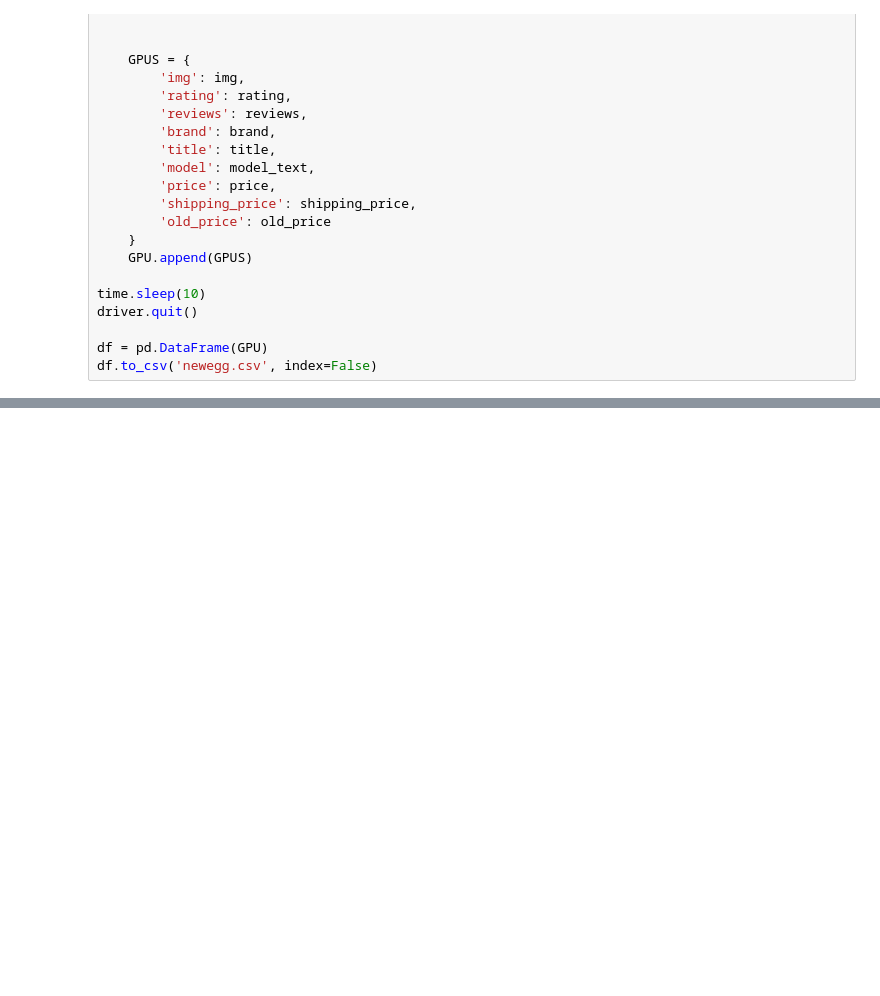
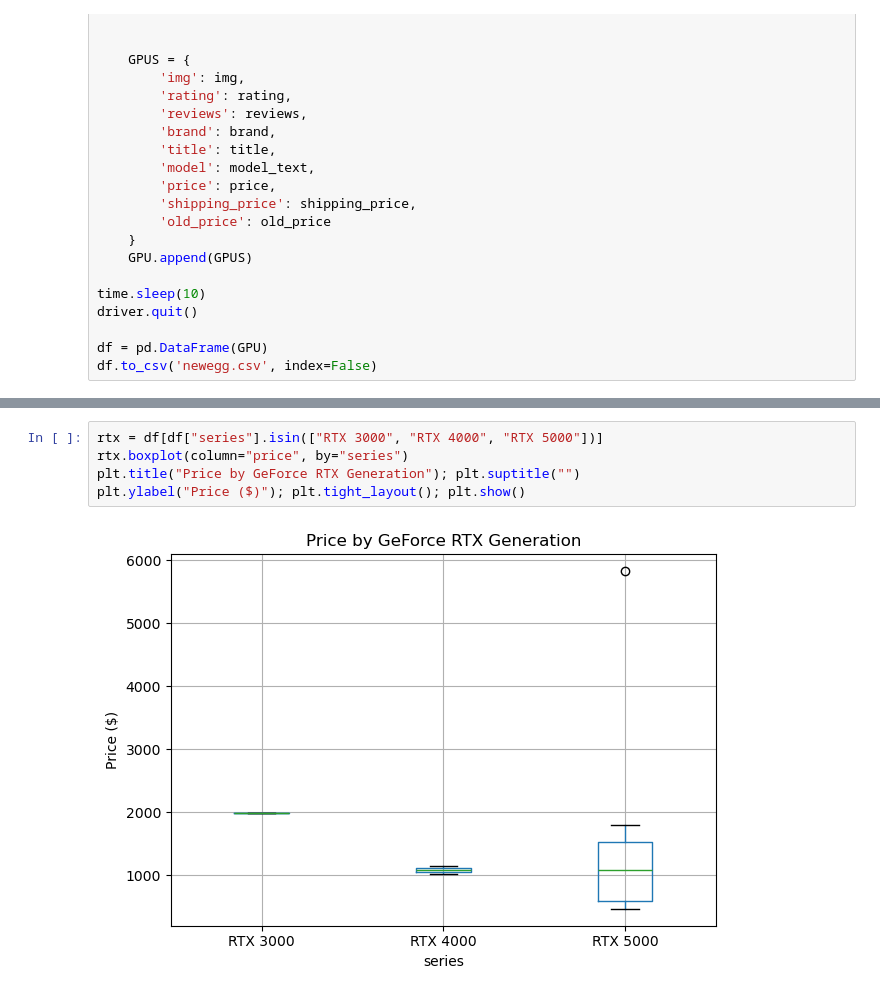
Before and after one commit to peterlinghuazhong/Casestudynewegg, a Jupyter notebook: Newegg Webscraping Project.ipynb, the cells around one changed output, grey strips where cells are left out. Drawn from its saved outputs; the diff is of its cells as text; blank space fills up the shorter version.

```diff
--- a/Newegg Webscraping Project.ipynb
+++ b/Newegg Webscraping Project.ipynb
@@ -210,0 +302,7 @@ df.to_csv('newegg.csv', index=False)
+# %%
+rtx = df[df["series"].isin(["RTX 3000", "RTX 4000", "RTX 5000"])]
+rtx.boxplot(column="price", by="series")
+plt.title("Price by GeForce RTX Generation"); plt.suptitle("")
+plt.ylabel("Price ($)"); plt.tight_layout(); plt.show()
+# %% [output]
+[figure, added]
```
Also changed, not shown: parts of 14 cells of this notebook.
